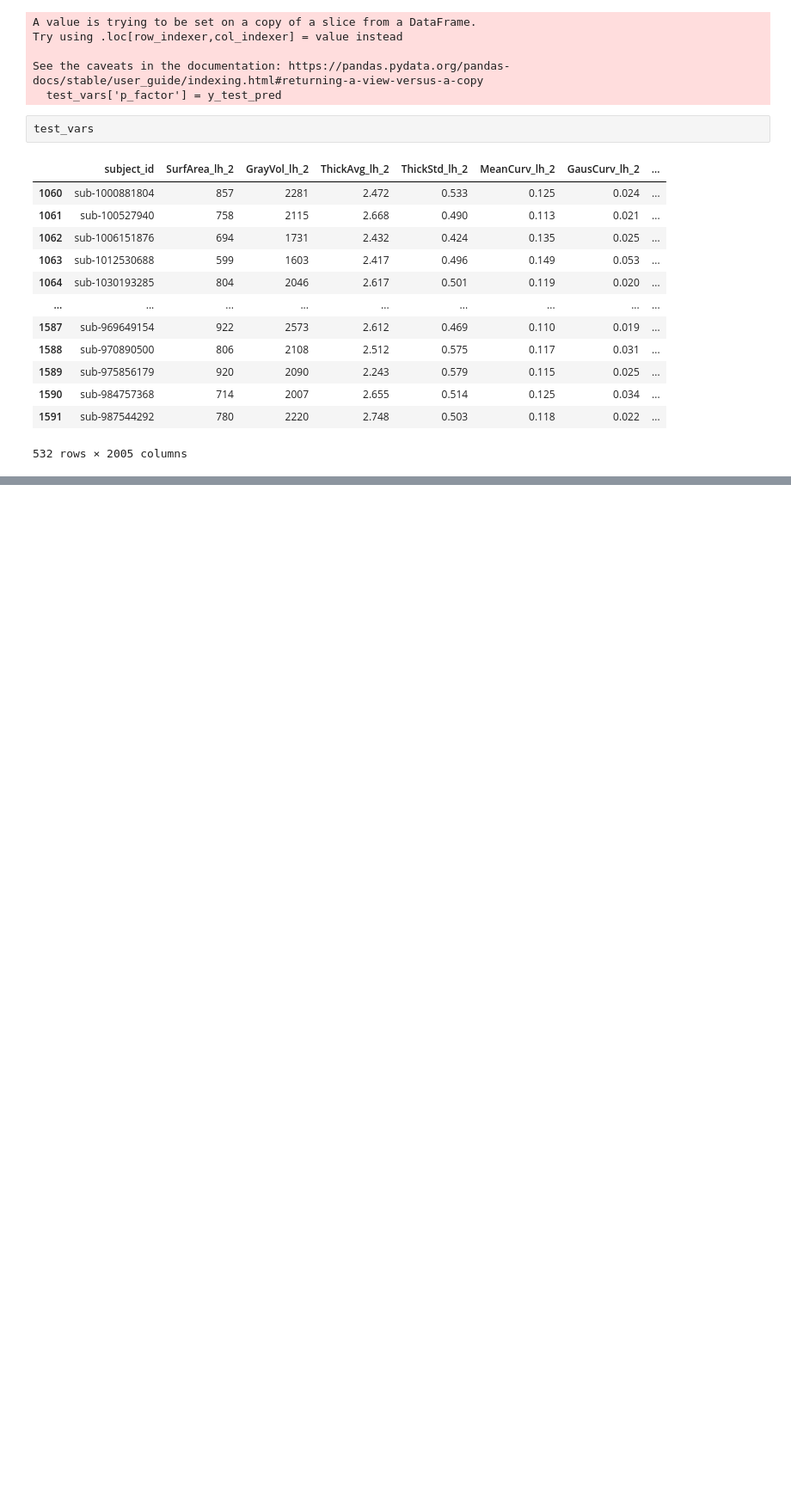
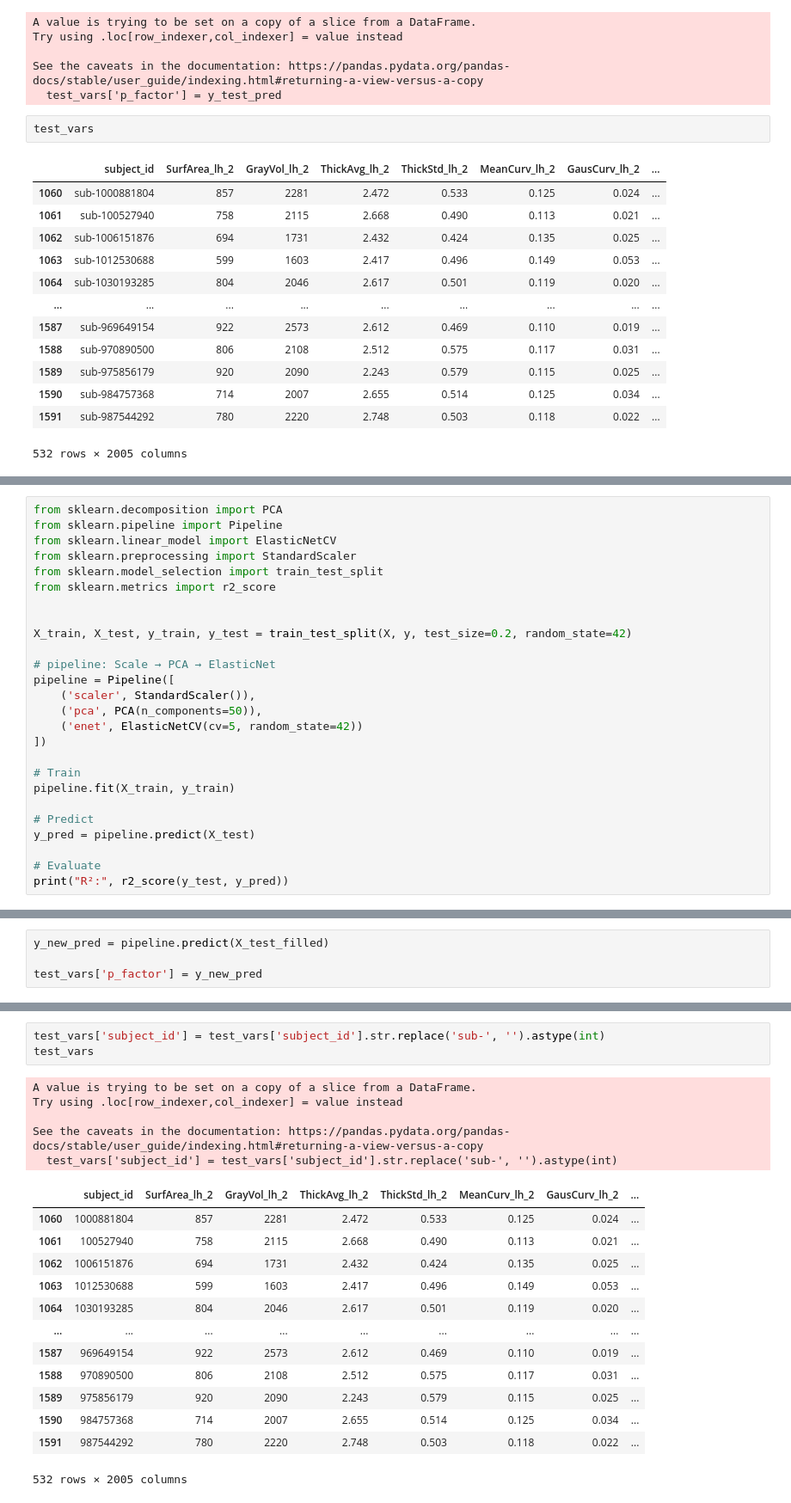
Before and after one commit to Menghan-Yang/week1-project-menghan, a Jupyter notebook: analysis.ipynb, the cells around one changed output, grey strips where cells are left out. Shown at 86% size. Cells and saved outputs as stored; diff of their text form; blank space fills up the shorter version.

Commit message:
PCA and feature selection

```diff
--- a/analysis.ipynb
+++ b/analysis.ipynb
@@ -1147,0 +1162,26 @@ test_vars_predicted
+# %%
+from sklearn.decomposition import PCA
+from sklearn.pipeline import Pipeline
+from sklearn.linear_model import ElasticNetCV
+from sklearn.preprocessing import StandardScaler
+from sklearn.model_selection import train_test_split
+from sklearn.metrics import r2_score
+
+
+X_train, X_test, y_train, y_test = train_test_split(X, y, test_size=0.2, random_state=42)
+
+# pipeline: Scale → PCA → ElasticNet
+pipeline = Pipeline([
+    ('scaler', StandardScaler()),
+    ('pca', PCA(n_components=50)),
+    ('enet', ElasticNetCV(cv=5, random_state=42))
+])
+
+# Train
+pipeline.fit(X_train, y_train)
+
+# Predict
+y_pred = pipeline.predict(X_test)
+
+# Evaluate
+print("R²:", r2_score(y_test, y_pred))
@@ -1147,0 +1233,4 @@ test_vars_predicted
+# %%
+y_new_pred = pipeline.predict(X_test_filled)
+
+test_vars['p_factor'] = y_new_pred
@@ -1147,0 +1243,22 @@ test_vars_predicted
+# %%
+test_vars['subject_id'] = test_vars['subject_id'].str.replace('sub-', '').astype(int)
+test_vars
+# %% [output]
+A value is trying to be set on a copy of a slice from a DataFrame.
+Try using .loc[row_indexer,col_indexer] = value instead
+
+See the caveats in the documentation: https://pandas.pydata.org/pandas-docs/stable/user_guide/indexing.html#returning-a-view-versus-a-copy
+  test_vars['subject_id'] = test_vars['subject_id'].str.replace('sub-', '').astype(int)
+|  | subject_id | SurfArea_lh_2 | GrayVol_lh_2 | ThickAvg_lh_2 | ThickStd_lh_2 | MeanCurv_lh_2 | GausCurv_lh_2 | ... |
+| 1060 | 1000881804 | 857 | 2281 | 2.472 | 0.533 | 0.125 | 0.024 | ... |
+| 1061 | 100527940 | 758 | 2115 | 2.668 | 0.490 | 0.113 | 0.021 | ... |
+| 1062 | 1006151876 | 694 | 1731 | 2.432 | 0.424 | 0.135 | 0.025 | ... |
+| 1063 | 1012530688 | 599 | 1603 | 2.417 | 0.496 | 0.149 | 0.053 | ... |
+| 1064 | 1030193285 | 804 | 2046 | 2.617 | 0.501 | 0.119 | 0.020 | ... |
+| ... | ... | ... | ... | ... | ... | ... | ... | ... |
+| 1587 | 969649154 | 922 | 2573 | 2.612 | 0.469 | 0.110 | 0.019 | ... |
+| 1588 | 970890500 | 806 | 2108 | 2.512 | 0.575 | 0.117 | 0.031 | ... |
+| 1589 | 975856179 | 920 | 2090 | 2.243 | 0.579 | 0.115 | 0.025 | ... |
+| 1590 | 984757368 | 714 | 2007 | 2.655 | 0.514 | 0.125 | 0.034 | ... |
+| 1591 | 987544292 | 780 | 2220 | 2.748 | 0.503 | 0.118 | 0.022 | ... |
+532 rows × 2005 columns
```
Also changed, not shown: parts of 17 cells of this notebook, 3 other files.
